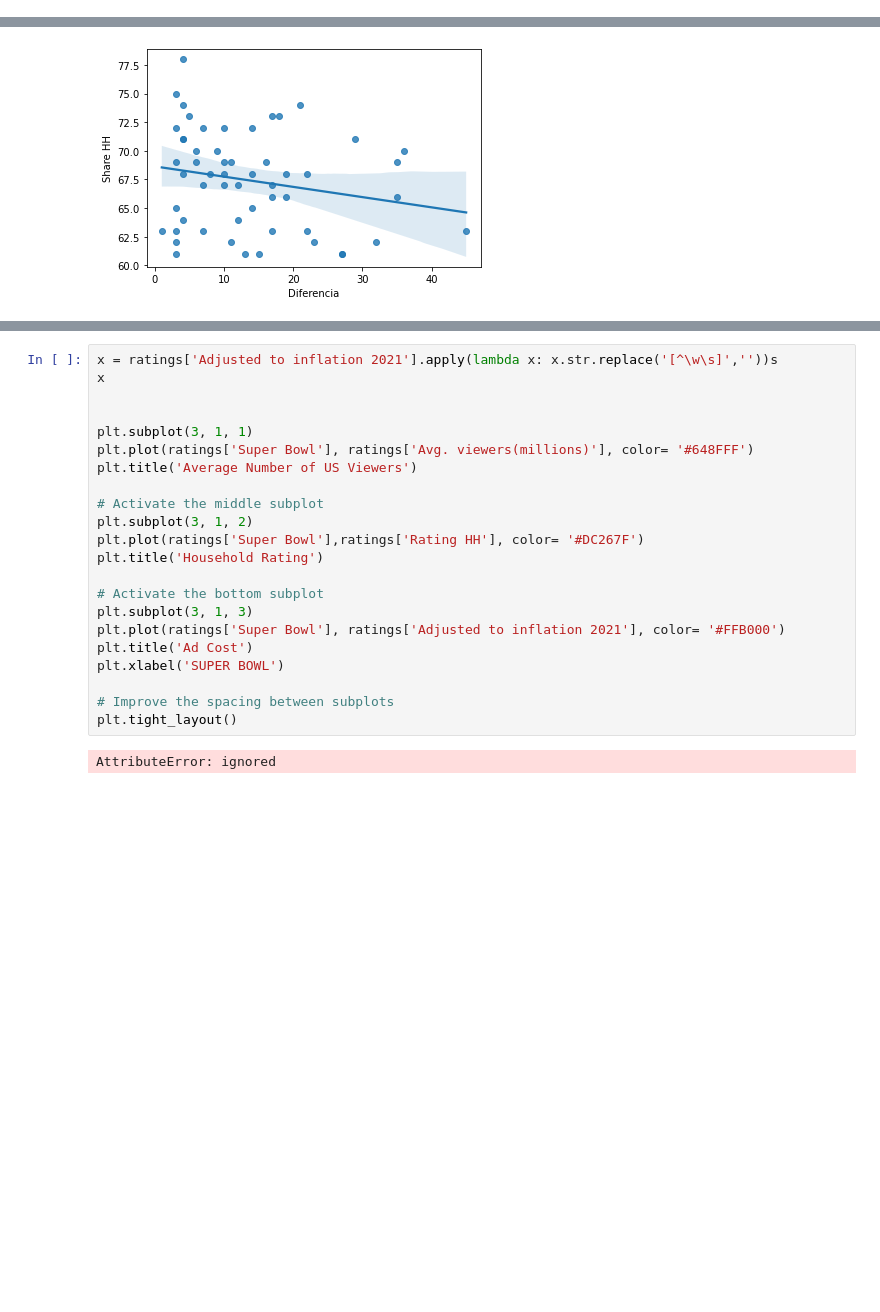
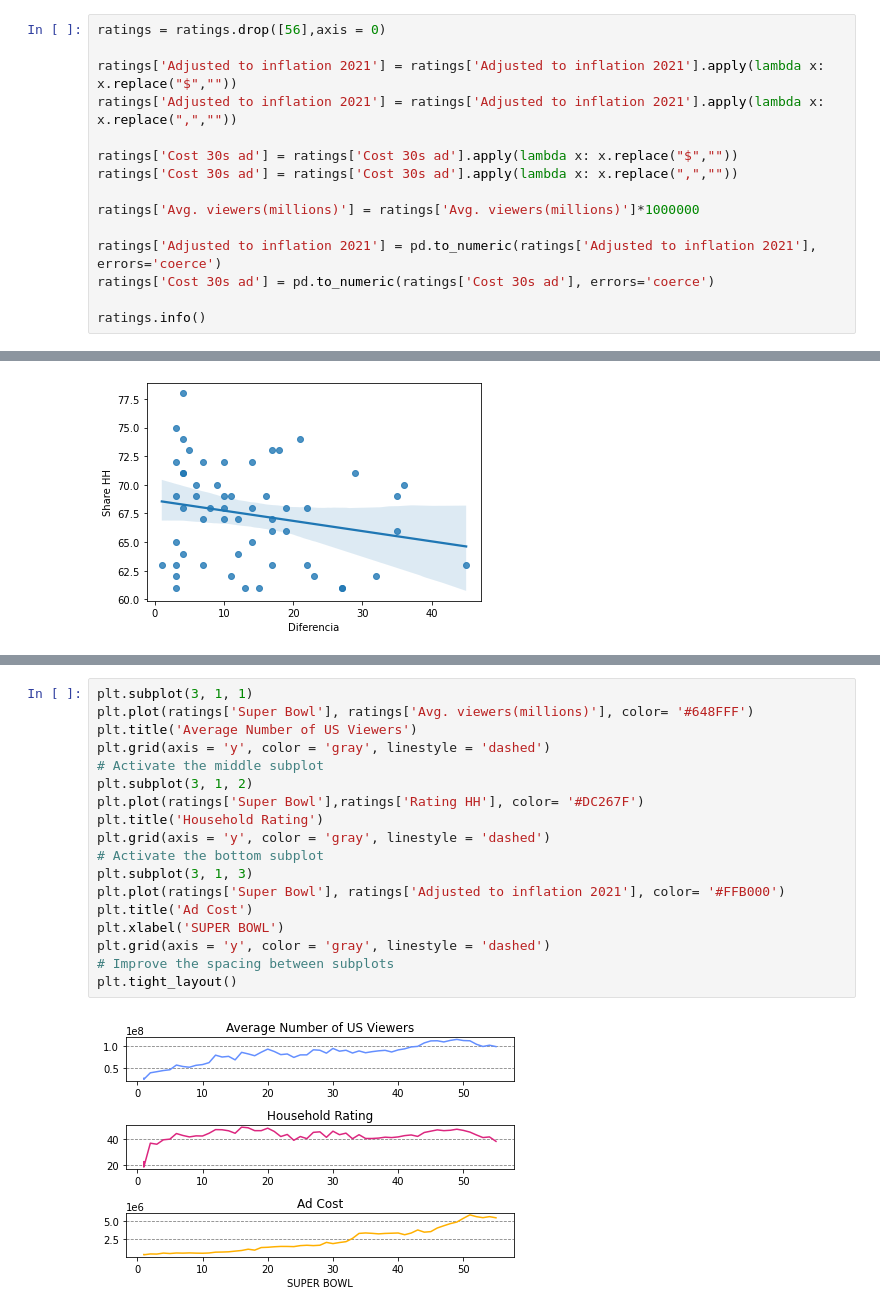
Before and after one commit to EdeEsteban/Analitica-de-Datos, a Jupyter notebook: Analitica.ipynb, the cells around one changed output, grey strips where cells are left out. Drawn from its saved outputs; the diff is of its cells as text; blank space fills up the shorter version.

```diff
--- a/Analitica.ipynb
+++ b/Analitica.ipynb
@@ -349,0 +329,15 @@ memory usage: 5.0+ KB
+# %%
+ratings = ratings.drop([56],axis = 0)
+
+ratings['Adjusted to inflation 2021'] = ratings['Adjusted to inflation 2021'].apply(lambda x: x.replace("$",""))
+ratings['Adjusted to inflation 2021'] = ratings['Adjusted to inflation 2021'].apply(lambda x: x.replace(",",""))
+
+ratings['Cost 30s ad'] = ratings['Cost 30s ad'].apply(lambda x: x.replace("$",""))
+ratings['Cost 30s ad'] = ratings['Cost 30s ad'].apply(lambda x: x.replace(",",""))
+
+ratings['Avg. viewers(millions)'] = ratings['Avg. viewers(millions)']*1000000
+
+ratings['Adjusted to inflation 2021'] = pd.to_numeric(ratings['Adjusted to inflation 2021'], errors='coerce')
+ratings['Cost 30s ad'] = pd.to_numeric(ratings['Cost 30s ad'], errors='coerce')
+
+ratings.info()
@@ -684,26 +720,22 @@ states.plot(column='Game per state', cmap='plasma', ax=ax,
 <matplotlib.axes._subplots.AxesSubplot at 0x...>
 [figure]
 # %%
-x = ratings['Adjusted to inflation 2021'].apply(lambda x: x.str.replace('[^\w\s]',''))s
-x
-
-
 plt.subplot(3, 1, 1)
 plt.plot(ratings['Super Bowl'], ratings['Avg. viewers(millions)'], color= '#648FFF')
 plt.title('Average Number of US Viewers')
-
+plt.grid(axis = 'y', color = 'gray', linestyle = 'dashed')
 # Activate the middle subplot
 plt.subplot(3, 1, 2)
 plt.plot(ratings['Super Bowl'],ratings['Rating HH'], color= '#DC267F')
 plt.title('Household Rating')
-
+plt.grid(axis = 'y', color = 'gray', linestyle = 'dashed')
 # Activate the bottom subplot
 plt.subplot(3, 1, 3)
 plt.plot(ratings['Super Bowl'], ratings['Adjusted to inflation 2021'], color= '#FFB000')
 plt.title('Ad Cost')
 plt.xlabel('SUPER BOWL')
-
+plt.grid(axis = 'y', color = 'gray', linestyle = 'dashed')
 # Improve the spacing between subplots
 plt.tight_layout()
 # %% [output]
-AttributeError: ignored
+[figure, added]
```
Also changed, not shown: parts of 21 cells of this notebook.
